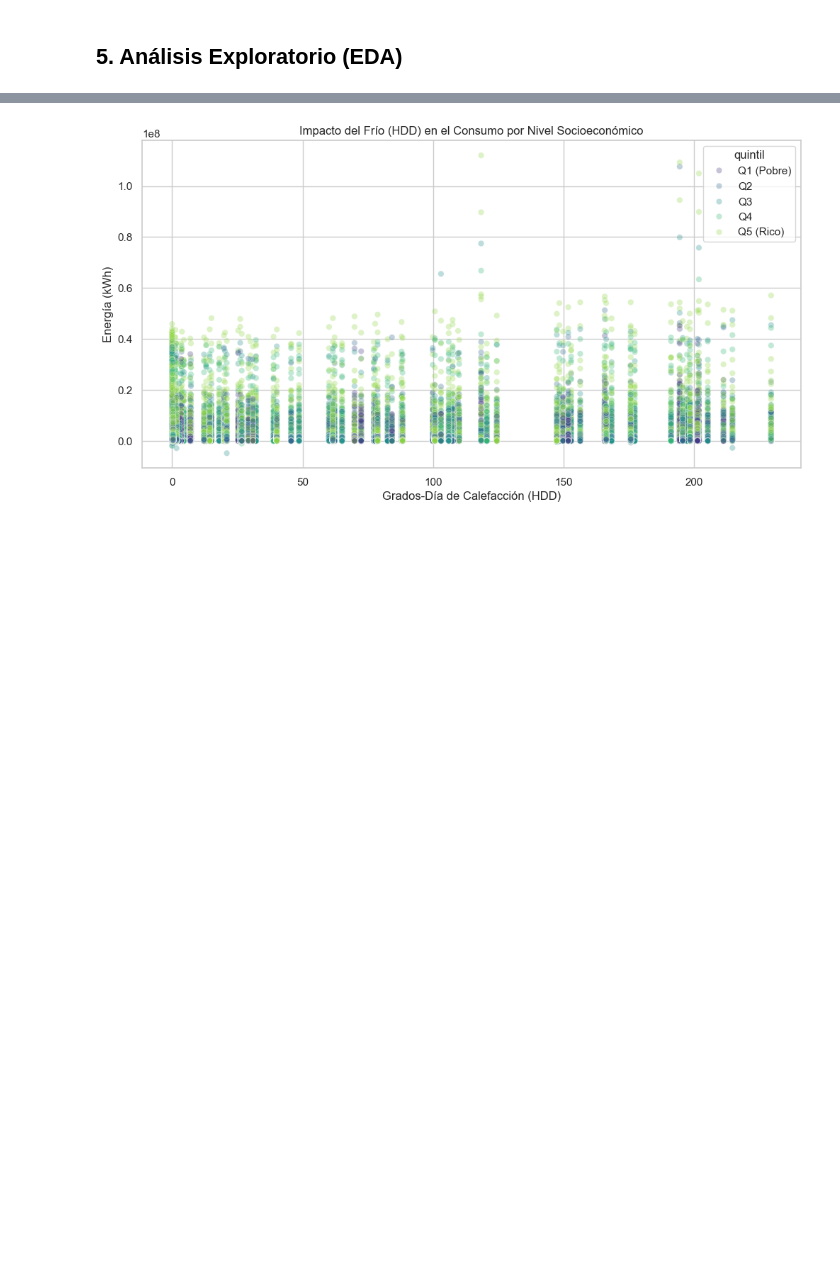
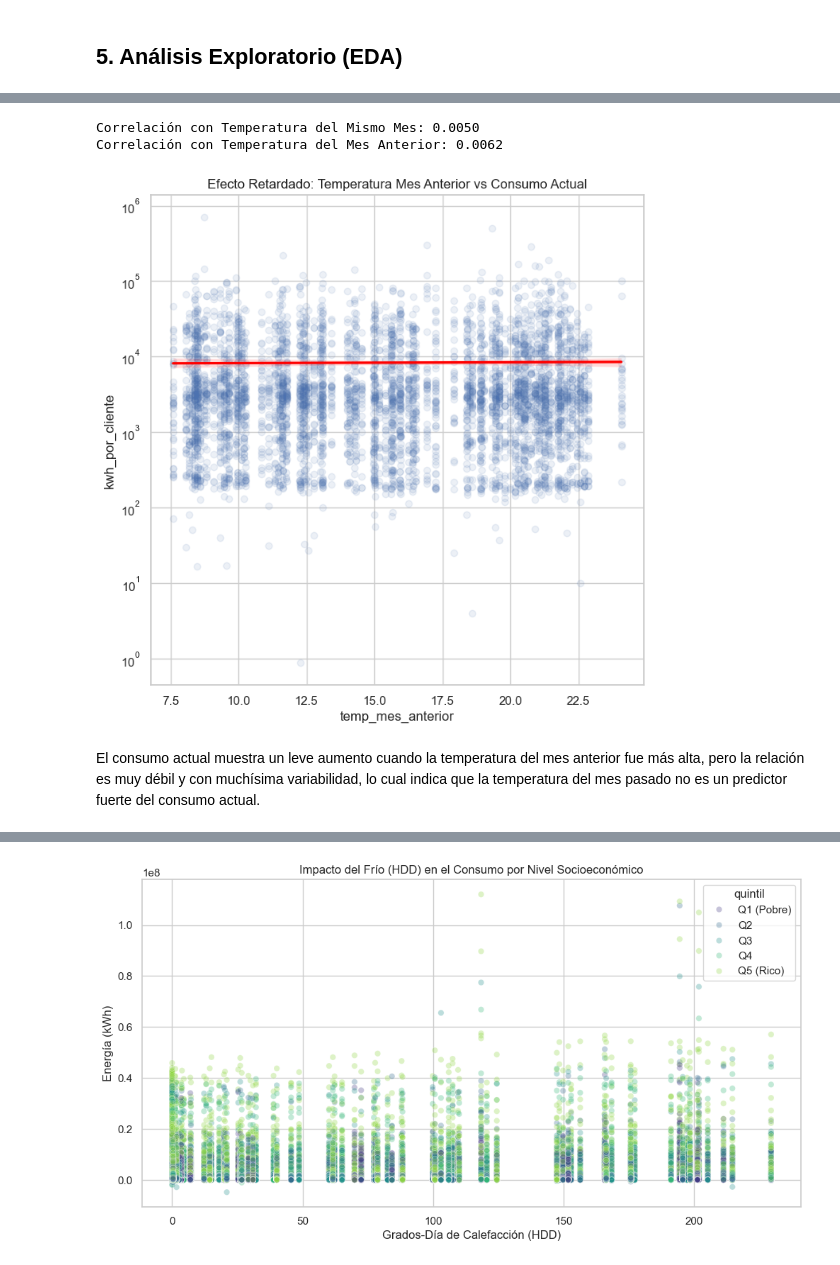
Before and after one commit to vtyphoonic/IMT2200-Proyecto, a Jupyter notebook: notebooks/04_Limpieza_y_EDA.ipynb, the cells around one changed output, grey strips where cells are left out. Saved outputs shown, nothing was run; the diff lists cells and outputs as text; code cells hidden in the pictures; blank space fills up the shorter version.

```diff
--- a/notebooks/04_Limpieza_y_EDA.ipynb
+++ b/notebooks/04_Limpieza_y_EDA.ipynb
@@ -166 +240,30 @@ display(df_master)
+# %%
+# 5.1 Correlaciones
+df_lag = df_master.sort_values(['comuna', 'fecha']).copy()
+df_lag['temp_mes_anterior'] = df_lag.groupby('comuna')['temp_prom_mes'].shift(1)
+
+corr_actual = df_lag['kwh_por_cliente'].corr(df_lag['temp_prom_mes'])
+corr_lag = df_lag['kwh_por_cliente'].corr(df_lag['temp_mes_anterior'])
+
+print(f"Correlación con Temperatura del Mismo Mes: {corr_actual:.4f}")
+print(f"Correlación con Temperatura del Mes Anterior: {corr_lag:.4f}")
+
+# Visualización del Lag
+plt.figure(figsize=(8, 8))
+sns.regplot(
+    data=df_lag.sample(5000), # Muestreo para que no sea tan lento graficar
+    x='temp_mes_anterior',
+    y='kwh_por_cliente',
+    scatter_kws={'alpha':0.1},
+    line_kws={'color':'red'}
+)
+plt.title('Efecto Retardado: Temperatura Mes Anterior vs Consumo Actual')
+plt.yscale('log')
+plt.show()
+# %% [output]
+Correlación con Temperatura del Mismo Mes: 0.0050
+Correlación con Temperatura del Mes Anterior: 0.0062
+[figure, added]
+# %% [markdown]
+El consumo actual muestra un leve aumento cuando la temperatura del mes anterior fue más alta, pero la relación es muy débil y con muchísima variabilidad, lo cual indica que la temperatura del mes pasado no es un predictor fuerte del consumo actual.
 # %%
```
Also changed, not shown: parts of 16 cells of this notebook.
